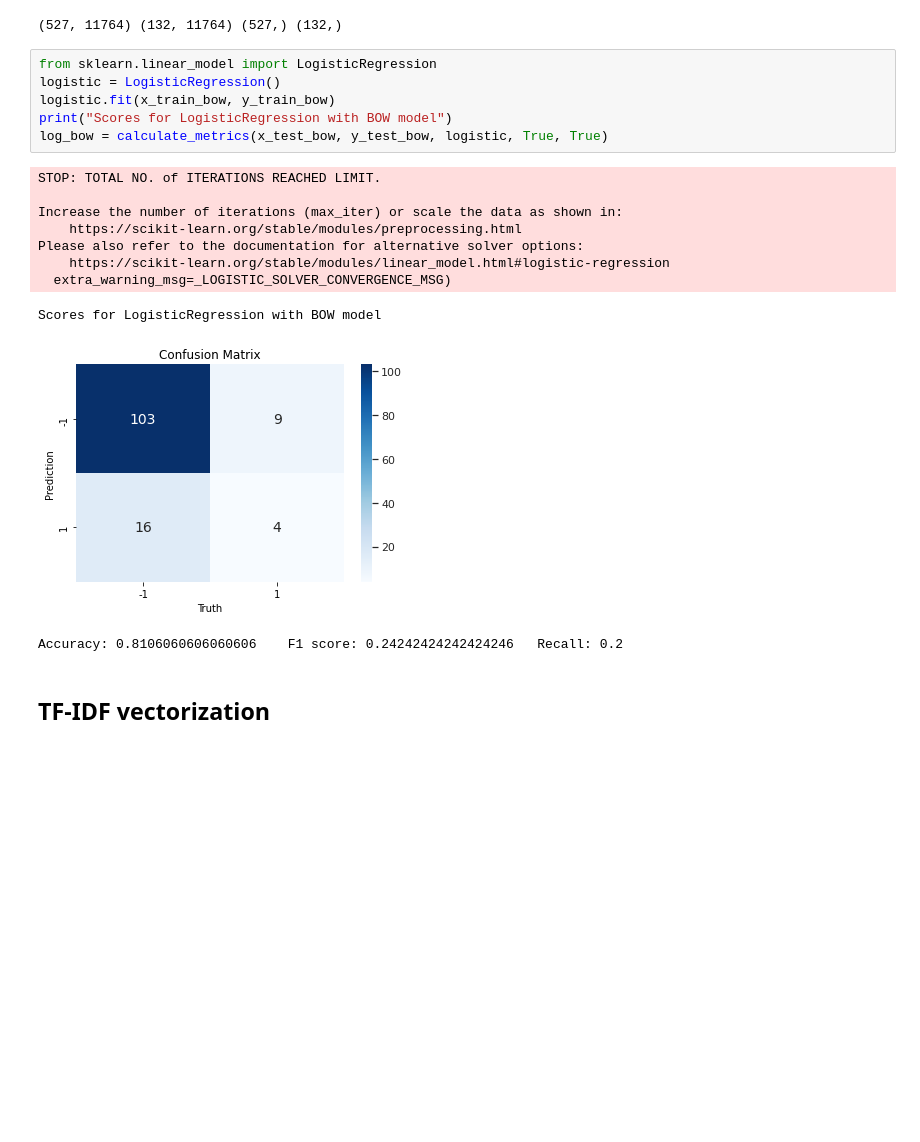
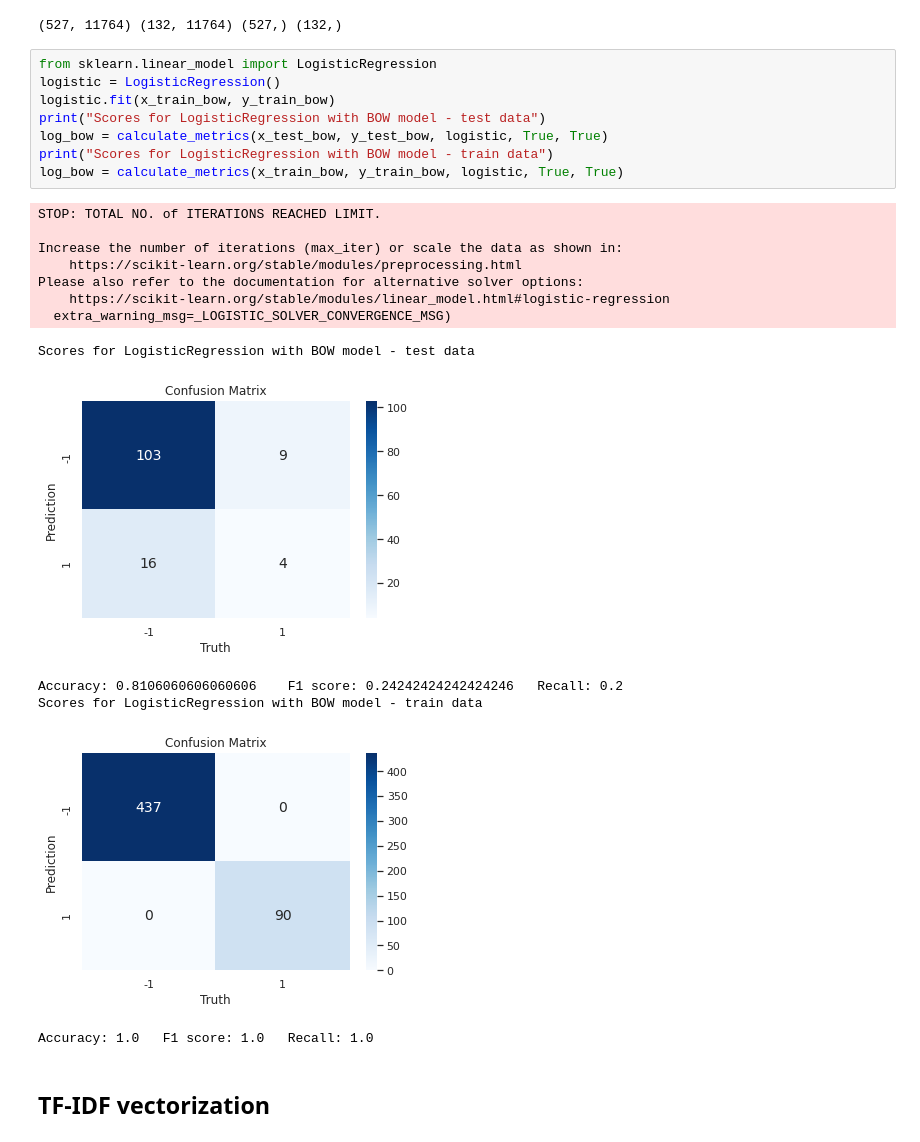
Before and after one commit to jsokolowska/ner-text-classification, a Jupyter notebook: practicalExcercise.ipynb, the cells around one changed output. Cells and saved outputs as stored; diff of their text form; blank space fills up the shorter version.

```diff
--- a/practicalExcercise.ipynb
+++ b/practicalExcercise.ipynb
@@ -632,20 +631,25 @@ print(x_train_bow.shape, x_test_bow.shape, y_train_bow.shape, y_test_bow.shape)
 # %%
 from sklearn.linear_model import LogisticRegression
 logistic = LogisticRegression()
 logistic.fit(x_train_bow, y_train_bow)
-print("Scores for LogisticRegression with BOW model")
+print("Scores for LogisticRegression with BOW model - test data")
 log_bow = calculate_metrics(x_test_bow, y_test_bow, logistic, True, True)
+print("Scores for LogisticRegression with BOW model - train data")
+log_bow = calculate_metrics(x_train_bow, y_train_bow, logistic, True, True)
 # %% [output]
 STOP: TOTAL NO. of ITERATIONS REACHED LIMIT.
 
 Increase the number of iterations (max_iter) or scale the data as shown in:
     https://scikit-learn.org/stable/modules/preprocessing.html
 Please also refer to the documentation for alternative solver options:
     https://scikit-learn.org/stable/modules/linear_model.html#logistic-regression
   extra_warning_msg=_LOGISTIC_SOLVER_CONVERGENCE_MSG)
-Scores for LogisticRegression with BOW model
+Scores for LogisticRegression with BOW model - test data
-[figure, old version]
+[figure, new version]
 Accuracy: 0.8106060606060606    F1 score: 0.24242424242424246   Recall: 0.2
+Scores for LogisticRegression with BOW model - train data
+[figure, added]
+Accuracy: 1.0   F1 score: 1.0   Recall: 1.0
 # %% [markdown]
 TF-IDF vectorization
 ----
```
Also changed, not shown: parts of 6 cells of this notebook.
